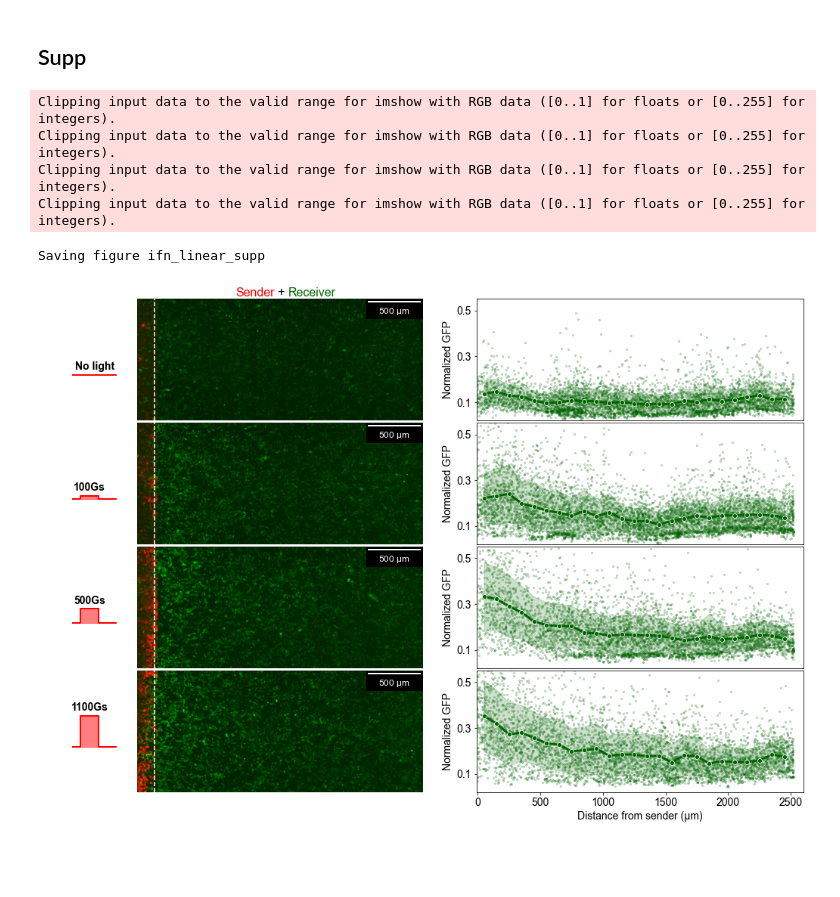
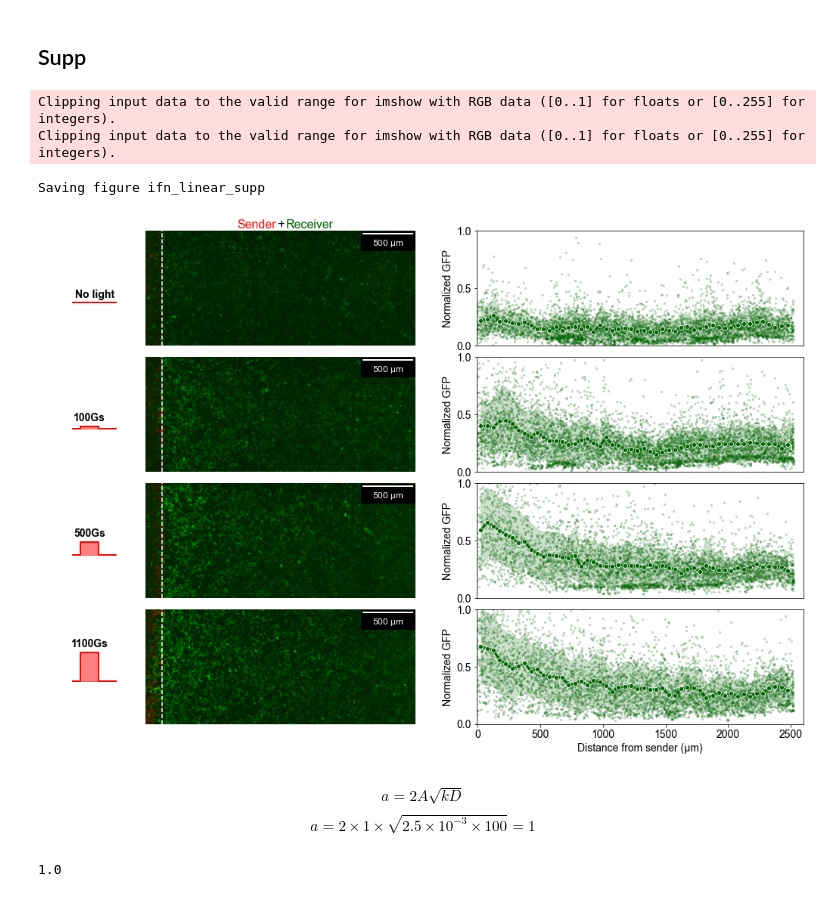
Before and after one commit to Li-Boyan/ReLU_optoSTING, a Jupyter notebook: expr_scripts/fig4_ifn_gradient.ipynb, the cells around one changed output. Cells and saved outputs as stored; diff of their text form; code cells hidden in the pictures; blank space fills up the shorter version.

```diff
--- a/expr_scripts/fig4_ifn_gradient.ipynb
+++ b/expr_scripts/fig4_ifn_gradient.ipynb
@@ -89,3 +143,8 @@ OME series: not an ome-tiff master file
+# %%
+percent = 50
+all_fluorescences = np.concatenate([props_group[idx][:, 0] for idx in range(len(props_group))])
+min_fl = all_fluorescences[np.argsort(all_fluorescences)[percent//50]]
+max_fl = all_fluorescences[np.argsort(all_fluorescences)[-percent//50]]
 # %% [markdown]
 ## Main figure
 # %%
@@ -207,6 +317,7 @@ for intensity in intensities:
         if not os.path.exists(im_file):
             continue
         print(im_file)
+        group_names.append(im_file)
         seg_file = os.path.join(ifn_linear_path, "%d_%d_green_seg.npy"%(duration, intensity))
         im = skimage.io.imread(im_file)
         masks = np.load(seg_file, allow_pickle=True).item()["masks"]
@@ -235,9 +348,15 @@ props_arr_group.append(props_arr)
+# %%
+min_percent = 50
+max_percent = 100
+all_fluorescences = np.concatenate([props_arr[:, 0] for props_arr in props_arr_group])
+min_fl = all_fluorescences[np.argsort(all_fluorescences)[len(all_fluorescences)//min_percent]]
+max_fl = all_fluorescences[np.argsort(all_fluorescences)[-len(all_fluorescences)//max_percent]]
 # %% [markdown]
 ## Main
 # %%
 fig = plt.figure(figsize=(18, 9))
 gs1 = GridSpec(3, 1, right=0.2, figure=fig, hspace=0.02)
-gs2 = GridSpec(3, 2, left=0.2, figure=fig, hspace=0.02, wspace=0.1)
+gs2 = GridSpec(3, 2, left=0.2, figure=fig, hspace=0.1, wspace=0.1)
 ax = [fig.add_subplot(gs1[i]) for i in range(3)]
 
 ax[0].plot([-0.2, 1], [0, 0], c="r", lw=2)
@@ -253,19 +372,16 @@ for a in ax:
 
 ax = np.array([[fig.add_subplot(gs2[i, j]) for j in range(2)] for i in range(3)])
 im_indices = [5, 2, 3]
-scaler = MinMaxScaler()
-all_fluorescences = np.concatenate([props_arr[:, 0] for props_arr in props_arr_group])
-scaler.fit(all_fluorescences.reshape((-1, 1)))
 for i, idx in enumerate(im_indices):
     im_rgb = np.zeros((raw_im_group[0].shape[1], raw_im_group[0].shape[2], 3))
-    im_rgb[:, :, 0] = (raw_im_group[idx][0, :, :] - raw_im_group[idx][0, :, :].min()) / (1500  - raw_im_group[idx][0, :, :].min())
+    im_rgb[:, :, 0] = (raw_im_group[idx][0, :, :] - raw_im_group[idx][0, :, :].min()) / (raw_im_group[idx][0, :, :].max() - raw_im_group[idx][0, :, :].min())
     im_rgb[:, 300:, 0] = 0
     im_rgb[:, :, 1] = raw_im_group[idx][1, :, :] / 5e3 # - all_fluorescences.min()) / (all_fluorescences.max() - all_fluorescences.min())
     ax[i, 0].imshow(im_rgb)
     ax[i, 0].axis("off")
     scalebar = ScaleBar(0.65, units="um", color="w", box_color='k', fixed_value=500, font_properties={"size": 12, "family": "Arial"})
     ax[i, 0].add_artist(scalebar)
-    fluorescences = scaler.transform(props_arr_group[idx][:, 0].reshape((-1, 1))).flatten()
+    fluorescences = (props_arr_group[idx][:, 0] - min_fl) / (max_fl - min_fl)
     boundary = 250
     distances = (props_arr_group[idx][:, 1] - boundary) * 0.65
     ax[i, 1].scatter(distances, fluorescences, color="darkgreen", s=5, alpha=0.2)
@@ -279,8 +395,8 @@ for i, idx in enumerate(im_indices):
     gradient_df.binned_distance = gradient_df.binned_distance.apply(lambda x: x * xinterval - xinterval / 2) # + xinterval / 2)
     gradient_df.drop(gradient_df[(gradient_df.binned_distance < 0)].index, inplace=True)
     sns.lineplot(x="binned_distance", y="intensity", data=gradient_df, ax=ax[i, 1], ci='sd', color="darkgreen", lw=3, marker="o")
-    ax[i, 1].set_ylim([0.02, 0.55])
-    ax[i, 1].set_yticks([0.1, 0.3, 0.5])
+    ax[i, 1].set_ylim([0, 1])
+    ax[i, 1].set_yticks([0, 0.5, 1])
     ax[i, 1].set_ylabel("Normalized GFP")
     ax[i, 1].set_xlabel("")
     ax[i, 1].set_xlim([-10, 2600])
@@ -304,8 +418,8 @@ Saving figure ifn_linear_main
 ## Supp
 # %%
 fig = plt.figure(figsize=(18, 12))
-gs1 = GridSpec(4, 1, right=0.2, figure=fig, hspace=0.02)
-gs2 = GridSpec(4, 2, left=0.2, figure=fig, hspace=0.02, wspace=0.1)
+gs1 = GridSpec(4, 1, right=0.2, figure=fig, hspace=0.1)
+gs2 = GridSpec(4, 2, left=0.2, figure=fig, hspace=0.1, wspace=0.1)
 ax = [fig.add_subplot(gs1[i]) for i in range(4)]
 
 ax[0].plot([-0.2, 1], [0, 0], c="r", lw=2)
@@ -321,51 +435,53 @@ for a in ax:
 
 ax = np.array([[fig.add_subplot(gs2[i, j]) for j in range(2)] for i in range(4)])
 im_indices = [5, 0, 1, 3]
-scaler = MinMaxScaler()
-all_fluorescences = np.concatenate([props_arr[:, 0] for props_arr in props_arr_group])
-scaler.fit(all_fluorescences.reshape((-1, 1)))
 for i, idx in enumerate(im_indices):
     im_rgb = np.zeros((raw_im_group[0].shape[1], raw_im_group[0].shape[2], 3))
-    im_rgb[:, :, 0] = (raw_im_group[idx][0, :, :] - raw_im_group[idx][0, :, :].min()) / (1500  - raw_im_group[idx][0, :, :].min())
+    im_rgb[:, :, 0] = (raw_im_group[idx][0, :, :] - raw_im_group[idx][0, :, :].min()) / (raw_im_group[idx][0, :, :].max() - raw_im_group[idx][0, :, :].min())
     im_rgb[:, 300:, 0] = 0
     im_rgb[:, :, 1] = raw_im_group[idx][1, :, :] / 5e3 # - all_fluorescences.min()) / (all_fluorescences.max() - all_fluorescences.min())
     ax[i, 0].imshow(im_rgb)
     ax[i, 0].axis("off")
     scalebar = ScaleBar(0.65, units="um", color="w", box_color='k', fixed_value=500, font_properties={"size": 12, "family": "Arial"})
     ax[i, 0].add_artist(scalebar)
-    fluorescences = scaler.transform(props_arr_group[idx][:, 0].reshape((-1, 1))).flatten()
+    fluorescences = (props_arr_group[idx][:, 0] - min_fl) / (max_fl - min_fl)
     boundary = 250
     distances = (props_arr_group[idx][:, 1] - boundary) * 0.65
     ax[i, 1].scatter(distances, fluorescences, color="darkgreen", s=5, alpha=0.2)
     ax[i, 0].axvline(x=boundary, color="w", linestyle="--")
 
-    xinterval = 100
+    xinterval = 50
     xbin = np.arange(0, 2500, xinterval)
     binned_distances = np.digitize(distances, xbin)
     gradient_data = np.stack([binned_distances, fluorescences], axis=1)
     gradient_df = pd.DataFrame(gradient_data, columns=["binned_distance", "intensity"])
     gradient_df.binned_distance = gradient_df.binned_distance.apply(lambda x: x * xinterval - xinterval / 2) # + xinterval / 2)
     gradient_df.drop(gradient_df[(gradient_df.binned_distance < 0)].index, inplace=True)
     sns.lineplot(x="binned_distance", y="intensity", data=gradient_df, ax=ax[i, 1], ci='sd', color="darkgreen", lw=3, marker="o")
-    ax[i, 1].set_ylim([0.02, 0.55])
-    ax[i, 1].set_yticks([0.1, 0.3, 0.5])
+    ax[i, 1].set_ylim([0, 1])
+    ax[i, 1].set_yticks([0, 0.5, 1])
     ax[i, 1].set_ylabel("Normalized GFP")
     ax[i, 1].set_xlabel("")
     ax[i, 1].set_xlim([-10, 2600])
     ax[i, 1].set_xticks([])
     if i == 0:
         ax[i, 0].text(1700, -5, "Sender", ha="center", va="bottom", size=16, color="red")
         ax[i, 0].text(2067, -5, "+", ha="center", va="bottom", size=16, color="black")
         ax[i, 0].text(2520, -5, "Receiver", ha="center", va="bottom", size=16, color="darkgreen")
 
     if i == 3:
         ax[i, 1].set_xlabel("Distance from sender (μm)")
         ax[i, 1].set_xticks([0, 500, 1000, 1500, 2000, 2500])
 save_fig("ifn_linear_supp")
 # %% [output]
 Clipping input data to the valid range for imshow with RGB data ([0..1] for floats or [0..255] for integers).
 Clipping input data to the valid range for imshow with RGB data ([0..1] for floats or [0..255] for integers).
-Clipping input data to the valid range for imshow with RGB data ([0..1] for floats or [0..255] for integers).
-Clipping input data to the valid range for imshow with RGB data ([0..1] for floats or [0..255] for integers).
 Saving figure ifn_linear_supp
-[figure, old version]
+[figure, new version]
+# %% [markdown]
+$$a=2A\sqrt{k D}$$
+$$a=2\times 1\times \sqrt{2.5\times 10^{-3} \times 100}=1$$
+# %%
+2 * np.sqrt(2.5e-3 * 100)
+# %% [output]
+1.0
```
Also changed, not shown: parts of 11 cells of this notebook, 1 other file.
